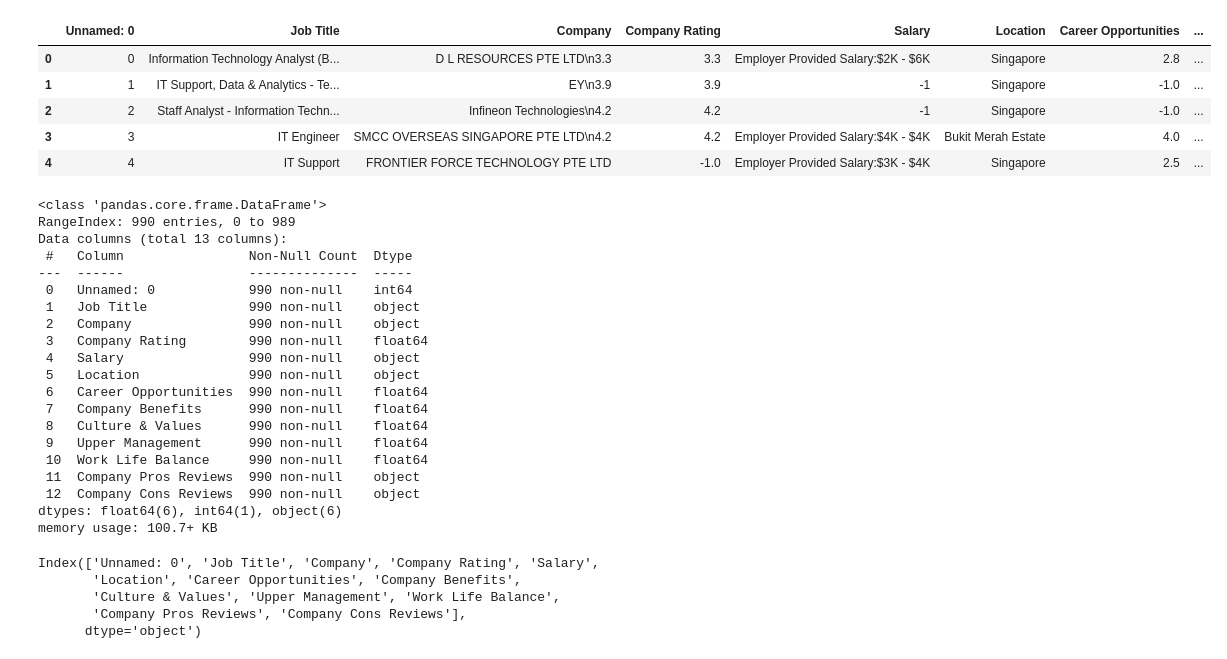
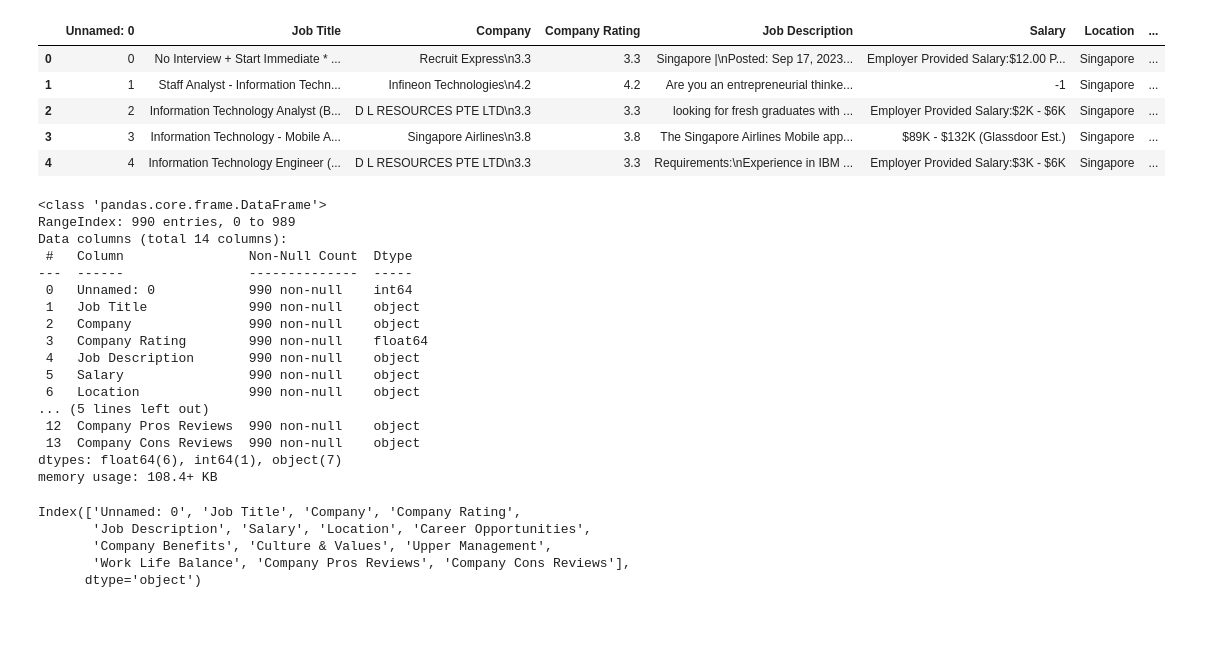
Before and after one commit to clarenceagcc/Python-Prog-Module, a Jupyter notebook: Datasets/data_cleaning.ipynb, the cells around one changed output. Drawn from its saved outputs; the diff is of its cells as text; code cells hidden in the pictures; blank space fills up the shorter version.

```diff
--- a/Datasets/data_cleaning.ipynb
+++ b/Datasets/data_cleaning.ipynb
@@ -3,15 +3,15 @@ import pandas as pd
 import numpy as np
 import ast
 # %%
-df = pd.read_csv('out_with_pros.csv')   #import file
+df = pd.read_csv('out_with_pros_jobdesc.csv')   #import file
 df.head() # Getting basic information
 # %% [output]
-|  | Unnamed: 0 | Job Title | Company | Company Rating | Salary | Location | Career Opportunities | ... |
-| 0 | 0 | Information Technology Analyst (B... | D L RESOURCES PTE LTD\n3.3 | 3.3 | Employer Provided Salary:$2K - $6K | Singapore | 2.8 | ... |
-| 1 | 1 | IT Support, Data & Analytics - Te... | EY\n3.9 | 3.9 | -1 | Singapore | -1.0 | ... |
-| 2 | 2 | Staff Analyst - Information Techn... | Infineon Technologies\n4.2 | 4.2 | -1 | Singapore | -1.0 | ... |
-| 3 | 3 | IT Engineer | SMCC OVERSEAS SINGAPORE PTE LTD\n4.2 | 4.2 | Employer Provided Salary:$4K - $4K | Bukit Merah Estate | 4.0 | ... |
-| 4 | 4 | IT Support | FRONTIER FORCE TECHNOLOGY PTE LTD | -1.0 | Employer Provided Salary:$3K - $4K | Singapore | 2.5 | ... |
+|  | Unnamed: 0 | Job Title | Company | Company Rating | Job Description | Salary | Location | ... |
+| 0 | 0 | No Interview + Start Immediate * ... | Recruit Express\n3.3 | 3.3 | Singapore |\nPosted: Sep 17, 2023... | Employer Provided Salary:$12.00 P... | Singapore | ... |
+| 1 | 1 | Staff Analyst - Information Techn... | Infineon Technologies\n4.2 | 4.2 | Are you an entrepreneurial thinke... | -1 | Singapore | ... |
+| 2 | 2 | Information Technology Analyst (B... | D L RESOURCES PTE LTD\n3.3 | 3.3 | looking for fresh graduates with ... | Employer Provided Salary:$2K - $6K | Singapore | ... |
+| 3 | 3 | Information Technology - Mobile A... | Singapore Airlines\n3.8 | 3.8 | The Singapore Airlines Mobile app... | $89K - $132K (Glassdoor Est.) | Singapore | ... |
+| 4 | 4 | Information Technology Engineer (... | D L RESOURCES PTE LTD\n3.3 | 3.3 | Requirements:\nExperience in IBM ... | Employer Provided Salary:$3K - $6K | Singapore | ... |
 # %%
 # information about columns and data types
 # no null values
@@ -19,24 +19,21 @@ df.info()
 # %% [output]
 <class 'pandas.core.frame.DataFrame'>
 RangeIndex: 990 entries, 0 to 989
-Data columns (total 13 columns):
+Data columns (total 14 columns):
  #   Column                Non-Null Count  Dtype
 ---  ------                --------------  -----
  0   Unnamed: 0            990 non-null    int64
  1   Job Title             990 non-null    object
  2   Company               990 non-null    object
  3   Company Rating        990 non-null    float64
- 4   Salary                990 non-null    object
- 5   Location              990 non-null    object
- 6   Career Opportunities  990 non-null    float64
- 7   Company Benefits      990 non-null    float64
- 8   Culture & Values      990 non-null    float64
- 9   Upper Management      990 non-null    float64
- 10  Work Life Balance     990 non-null    float64
- 11  Company Pros Reviews  990 non-null    object
- 12  Company Cons Reviews  990 non-null    object
-dtypes: float64(6), int64(1), object(6)
-memory usage: 100.7+ KB
+ 4   Job Description       990 non-null    object
+ 5   Salary                990 non-null    object
+ 6   Location              990 non-null    object
+... (5 lines left out)
+ 12  Company Pros Reviews  990 non-null    object
+ 13  Company Cons Reviews  990 non-null    object
+dtypes: float64(6), int64(1), object(7)
+memory usage: 108.4+ KB
 # %%
 # copying dataset for cleaning
 df_clear = df.copy()
@@ -44,10 +41,10 @@ df_clear = df.copy()
 # Getting names of columns
 df.columns
 # %% [output]
-Index(['Unnamed: 0', 'Job Title', 'Company', 'Company Rating', 'Salary',
-       'Location', 'Career Opportunities', 'Company Benefits',
-       'Culture & Values', 'Upper Management', 'Work Life Balance',
-       'Company Pros Reviews', 'Company Cons Reviews'],
+Index(['Unnamed: 0', 'Job Title', 'Company', 'Company Rating',
+       'Job Description', 'Salary', 'Location', 'Career Opportunities',
+       'Company Benefits', 'Culture & Values', 'Upper Management',
+       'Work Life Balance', 'Company Pros Reviews', 'Company Cons Reviews'],
       dtype='object')
 # %%
 df_clear.rename(columns=str.lower, inplace=True)
```
Also changed, not shown: parts of 8 cells of this notebook, 15 other files.
